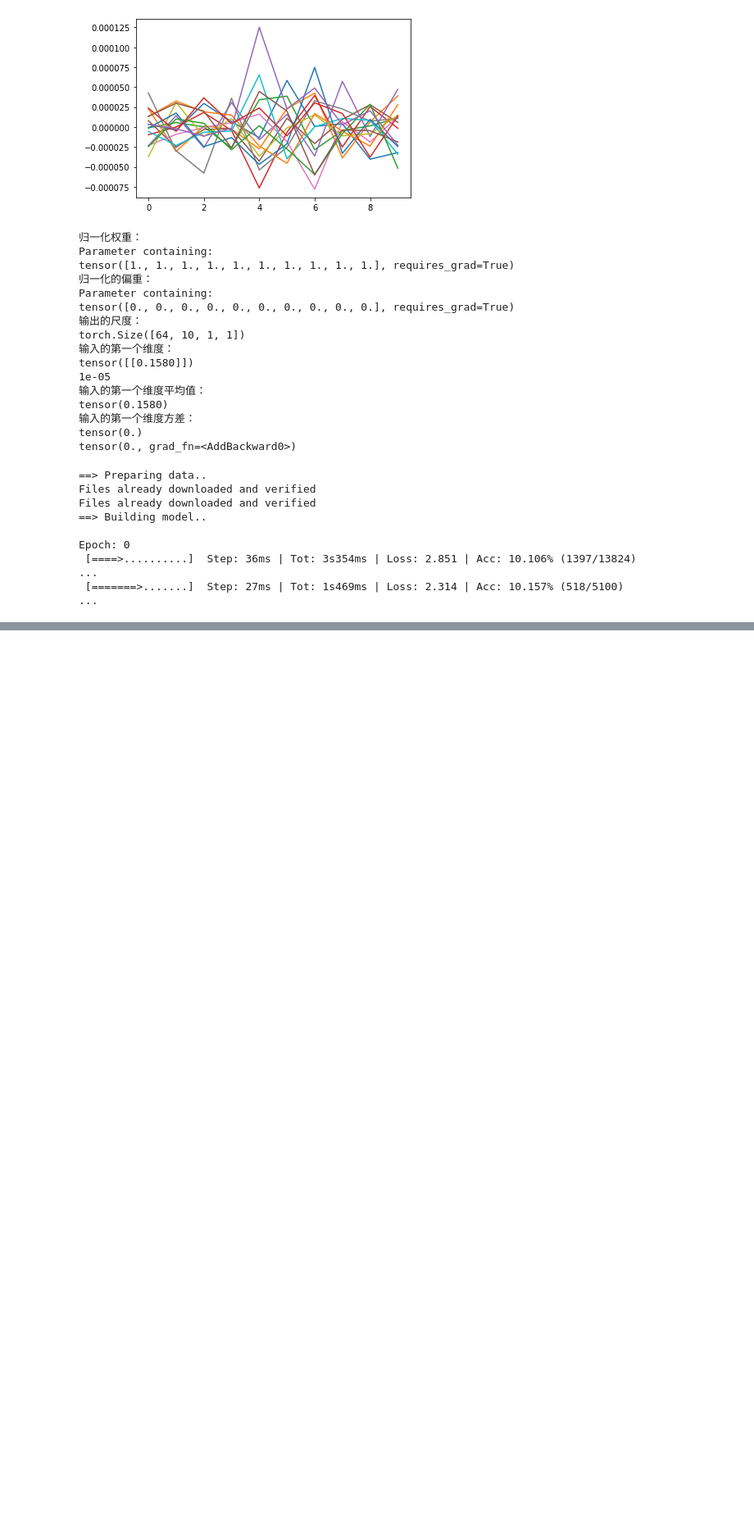
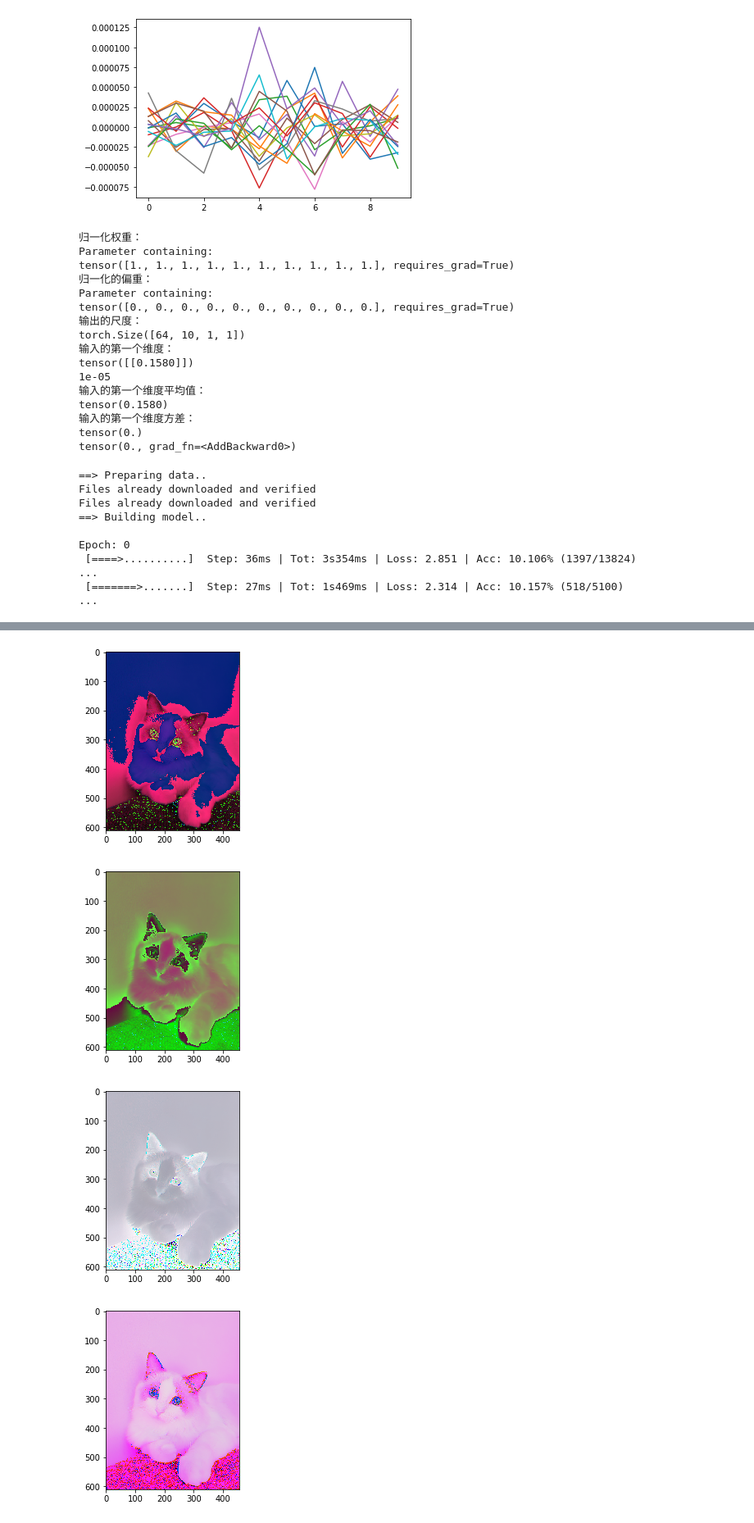
Before and after one commit to aptsunny/Efficient-CIFAR-Series, a Jupyter notebook: notebook/demo.ipynb, the cells around one changed output, grey strips where cells are left out. Shown at 82% size. Cells and saved outputs as stored; diff of their text form; code cells hidden in the pictures; blank space fills up the shorter version.

```diff
--- a/notebook/demo.ipynb
+++ b/notebook/demo.ipynb
@@ -1593,0 +1615,3 @@ Epoch: 0
+# %%
+import torch.nn as nn
+model = nn.Linear(3, 2)
@@ -1593,0 +1736,12 @@ Epoch: 0
+# %%
+for i in range(5):
+    model = nn.Conv2d(3, 3, kernel_size=3)
+    output = model(torch.tensor(cat)).detach().numpy()
+    out = output[0].transpose([1,2,0]).astype(np.uint8)
+    plt.imshow(out)
+    plt.show()
+# %% [output]
+[figure, added]
+[figure, added]
+[figure, added]
+[figure, added]
```
Also changed, not shown: parts of 25 cells of this notebook, 11 other files.
